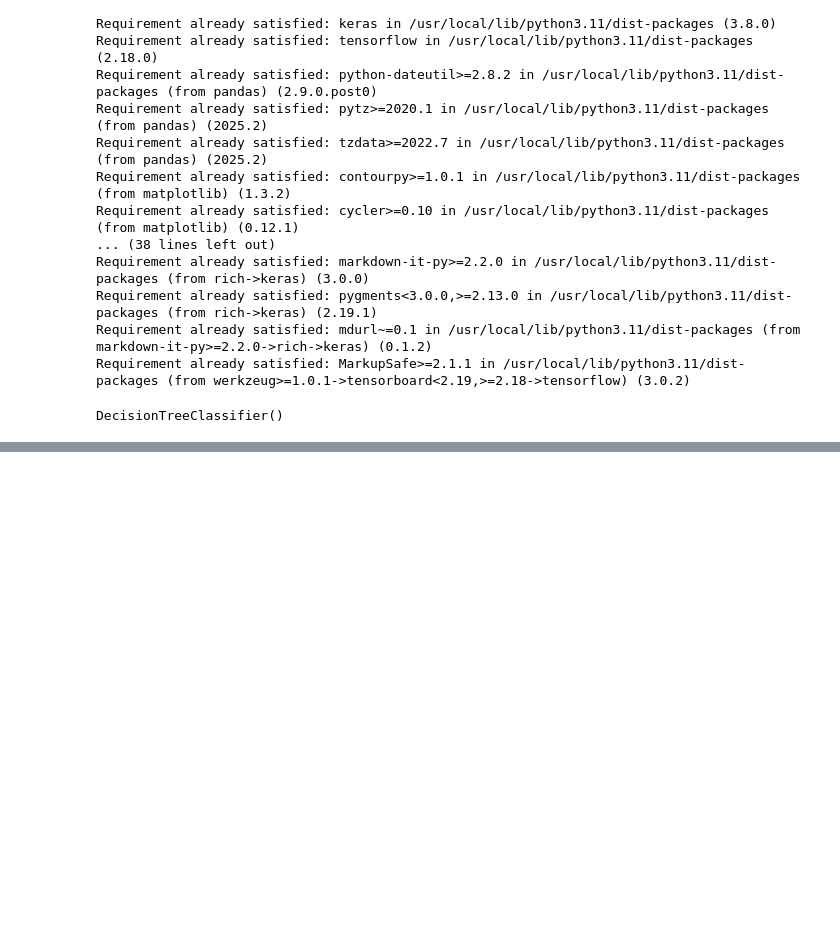
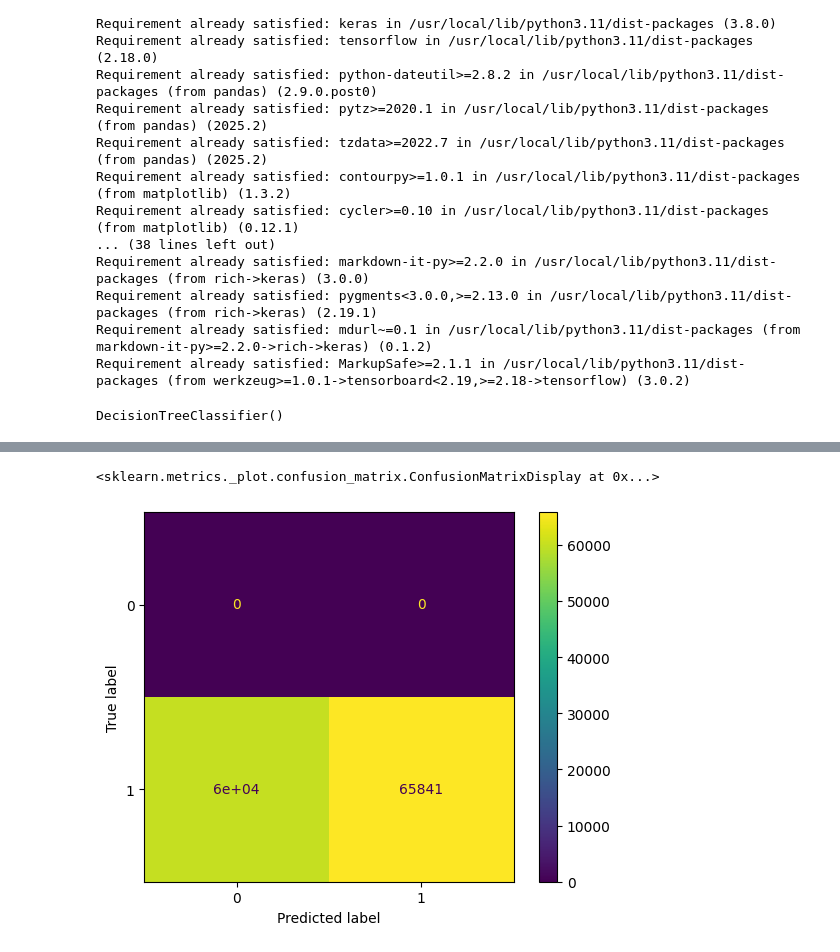
Before and after one commit to Annyatoma/Intrusion-Detection-System, a Jupyter notebook: Intrusion_Detection_System.ipynb, the cells around one changed output, grey strips where cells are left out. Cells and saved outputs as stored; diff of their text form; code cells hidden in the pictures; blank space fills up the shorter version.

```diff
--- a/Intrusion_Detection_System.ipynb
+++ b/Intrusion_Detection_System.ipynb
@@ -64,3 +150,19 @@ clf = DecisionTreeClassifier()
 clf.fit(X_train, y_train)
 # %% [output]
 DecisionTreeClassifier()
+# %%
+import pandas as pd
+column_names = ['duration', 'protocol_type', 'service', 'flag', 'src_bytes', 'dst_bytes', 'land',
+    'wrong_fragment', 'urgent', 'hot', 'num_failed_logins', 'logged_in', 'num_compromised',
+    'root_shell', 'su_attempted', 'num_root', 'num_file_creations', 'num_shells',
+    'num_access_files', 'num_outbound_cmds', 'is_host_login', 'is_guest_login',
+    'count', 'srv_count', 'serror_rate', 'srv_serror_rate', 'rerror_rate',
+    'srv_rerror_rate', 'same_srv_rate', 'diff_srv_rate', 'srv_diff_host_rate',
+    'dst_host_count', 'dst_host_srv_count', 'dst_host_same_srv_rate',
+    'dst_host_diff_srv_rate', 'dst_host_same_src_port_rate',
+    'dst_host_srv_diff_host_rate', 'dst_host_serror_rate',
+    'dst_host_srv_serror_rate', 'dst_host_rerror_rate',
+    'dst_host_srv_rerror_rate', 'label']
+df2 = pd.read_csv('/content/KDDTest+.csv')
+df2 = df.dropna()
+df2.head()
@@ -66,0 +177,10 @@ DecisionTreeClassifier()
+# %%
+df2['label'] = df2['label'].apply(lambda x: 0 if x == 'normal' else 1)
+df3 = df2.drop('label', axis=1)
+
+actual=df2['label']
+# %%
+from sklearn.metrics import classification_report, confusion_matrix, accuracy_score
+
+y_pred = clf.predict(df3)
+print(classification_report(actual, y_pred))
@@ -67,3 +196,9 @@ DecisionTreeClassifier()
+# %%
+from sklearn.metrics import confusion_matrix, ConfusionMatrixDisplay
+ConfusionMatrixDisplay.from_predictions(actual, y_pred)
+# %% [output]
+<sklearn.metrics._plot.confusion_matrix.ConfusionMatrixDisplay at 0x...>
+[figure, added]
 # %%
 from keras.models import Sequential
 from keras.layers import Dense
```
Also changed, not shown: parts of 13 cells of this notebook.
